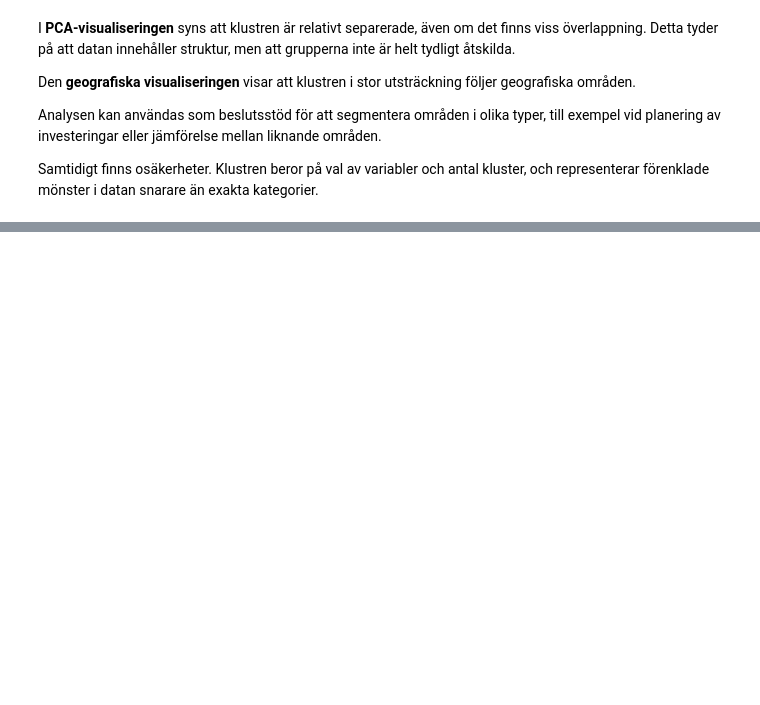
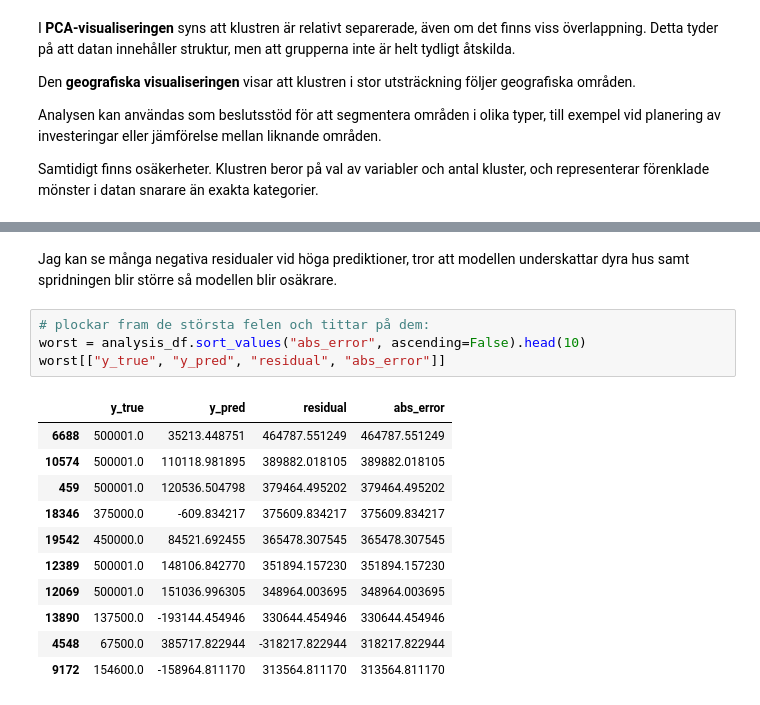
Before and after one commit to KataBeh/California-Housing, a Jupyter notebook: ML_Uppgift1_Katarina_Behrami.ipynb, the cells around one changed output, grey strips where cells are left out. Saved outputs shown, nothing was run; the diff lists cells and outputs as text; blank space fills up the shorter version.

```diff
--- a/ML_Uppgift1_Katarina_Behrami.ipynb
+++ b/ML_Uppgift1_Katarina_Behrami.ipynb
@@ -650,0 +777,18 @@ Samtidigt finns osäkerheter. Klustren beror på val av variabler och antal klus
+# %% [markdown]
+Jag kan se många negativa residualer vid höga prediktioner, tror att modellen underskattar dyra hus samt spridningen blir större så modellen blir osäkrare.
+# %%
+# plockar fram de största felen och tittar på dem:
+worst = analysis_df.sort_values("abs_error", ascending=False).head(10)
+worst[["y_true", "y_pred", "residual", "abs_error"]]
+# %% [output]
+|  | y_true | y_pred | residual | abs_error |
+| 6688 | 500001.0 | 35213.448751 | 464787.551249 | 464787.551249 |
+| 10574 | 500001.0 | 110118.981895 | 389882.018105 | 389882.018105 |
+| 459 | 500001.0 | 120536.504798 | 379464.495202 | 379464.495202 |
+| 18346 | 375000.0 | -609.834217 | 375609.834217 | 375609.834217 |
+| 19542 | 450000.0 | 84521.692455 | 365478.307545 | 365478.307545 |
+| 12389 | 500001.0 | 148106.842770 | 351894.157230 | 351894.157230 |
+| 12069 | 500001.0 | 151036.996305 | 348964.003695 | 348964.003695 |
+| 13890 | 137500.0 | -193144.454946 | 330644.454946 | 330644.454946 |
+| 4548 | 67500.0 | 385717.822944 | -318217.822944 | 318217.822944 |
+| 9172 | 154600.0 | -158964.811170 | 313564.811170 | 313564.811170 |
```
Also changed, not shown: parts of 26 cells of this notebook.
